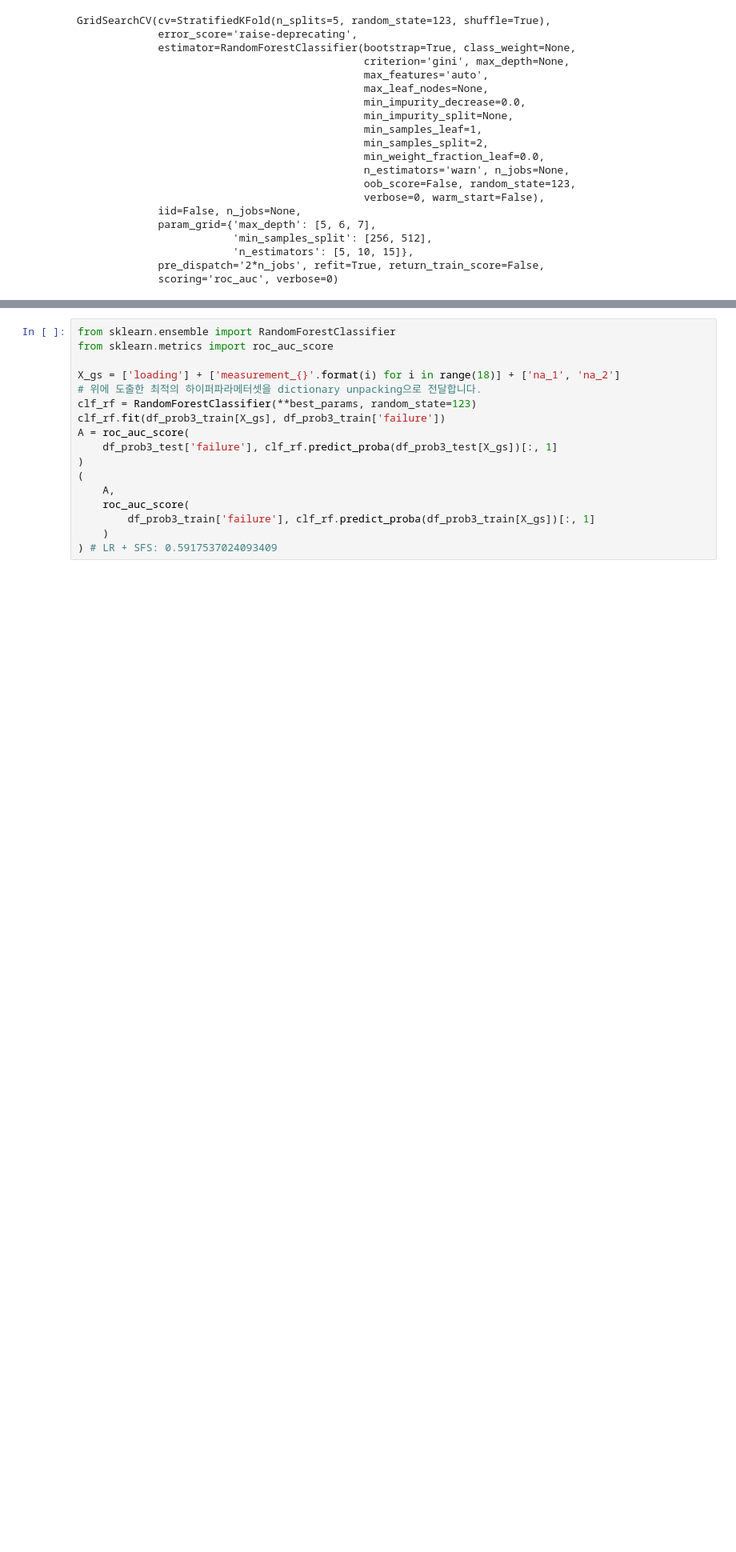
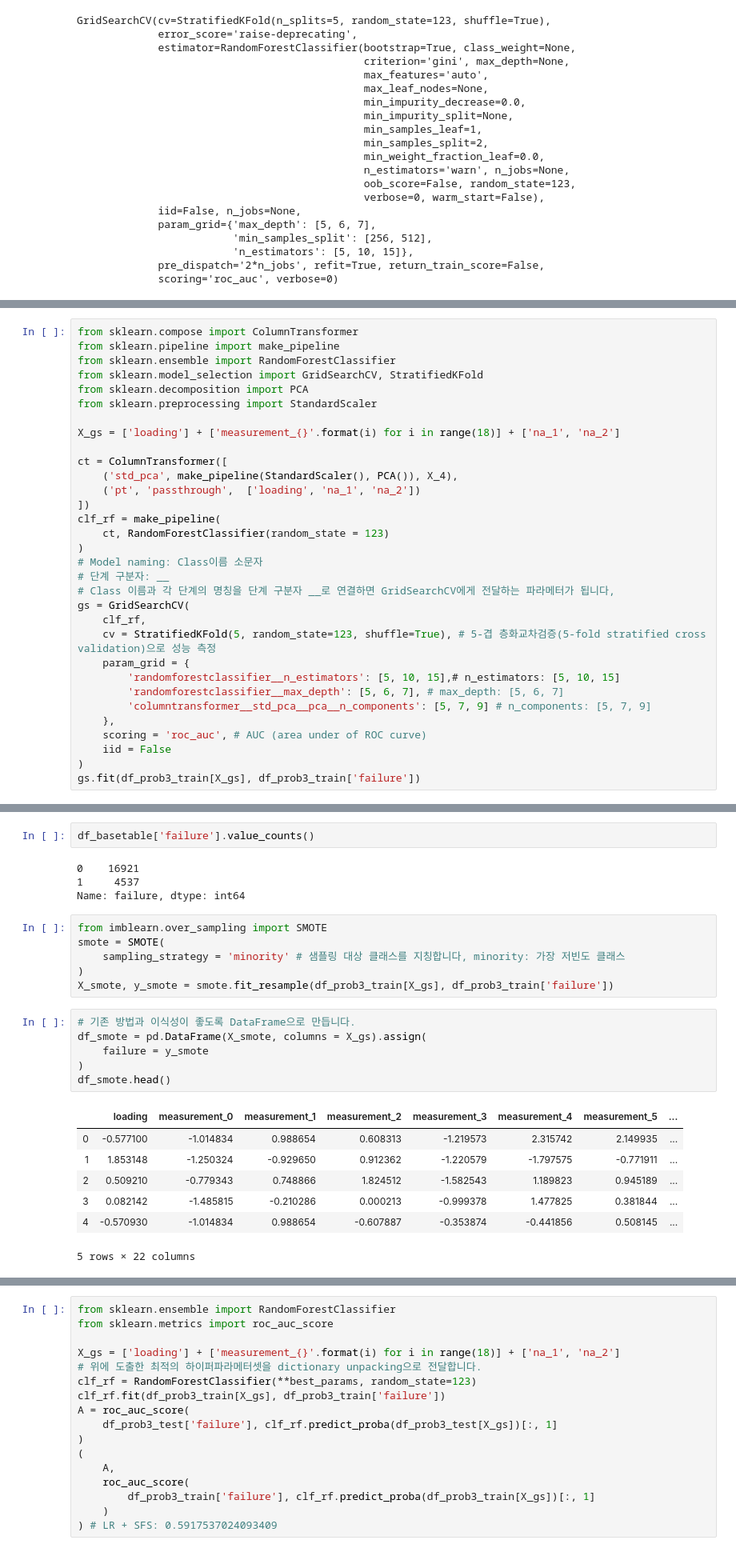
Before and after one commit to sunkusun9/DS_lv3_2609_1, a Jupyter notebook: sec_ds_lv3_prob1_prob.ipynb, the cells around one changed output, grey strips where cells are left out. Shown at 80% size. Drawn from its saved outputs; the diff is of its cells as text; blank space fills up the shorter version.

```diff
--- a/sec_ds_lv3_prob1_prob.ipynb
+++ b/sec_ds_lv3_prob1_prob.ipynb
@@ -2133,0 +2065,32 @@ best_params, np.max(score_list) # {'max_depth': 7, 'min_samples_split': 512, 'n_
+# %%
+from sklearn.compose import ColumnTransformer
+from sklearn.pipeline import make_pipeline
+from sklearn.ensemble import RandomForestClassifier
+from sklearn.model_selection import GridSearchCV, StratifiedKFold
+from sklearn.decomposition import PCA
+from sklearn.preprocessing import StandardScaler
+
+X_gs = ['loading'] + ['measurement_{}'.format(i) for i in range(18)] + ['na_1', 'na_2']
+
+ct = ColumnTransformer([
+    ('std_pca', make_pipeline(StandardScaler(), PCA()), X_4),
+    ('pt', 'passthrough',  ['loading', 'na_1', 'na_2'])
+])
+clf_rf = make_pipeline(
+    ct, RandomForestClassifier(random_state = 123)
+)
+# Model naming: Class이름 소문자
+# 단계 구분자: __
+# Class 이름과 각 단계의 명칭을 단계 구분자 __로 연결하면 GridSearchCV에게 전달하는 파라메터가 됩니다,
+gs = GridSearchCV(
+    clf_rf,
+    cv = StratifiedKFold(5, random_state=123, shuffle=True), # 5-겹 층화교차검증(5-fold stratified cross validation)으로 성능 측정
+    param_grid = {
+        'randomforestclassifier__n_estimators': [5, 10, 15],# n_estimators: [5, 10, 15]
+        'randomforestclassifier__max_depth': [5, 6, 7], # max_depth: [5, 6, 7]
+        'columntransformer__std_pca__pca__n_components': [5, 7, 9] # n_components: [5, 7, 9]
+    },
+    scoring = 'roc_auc', # AUC (area under of ROC curve)
+    iid = False
+)
+gs.fit(df_prob3_train[X_gs], df_prob3_train['failure'])
@@ -2133,0 +2197,26 @@ best_params, np.max(score_list) # {'max_depth': 7, 'min_samples_split': 512, 'n_
+# %%
+df_basetable['failure'].value_counts()
+# %% [output]
+0    16921
+1     4537
+Name: failure, dtype: int64
+# %%
+from imblearn.over_sampling import SMOTE
+smote = SMOTE(
+    sampling_strategy = 'minority' # 샘플링 대상 클래스를 지칭합니다, minority: 가장 저빈도 클래스
+)
+X_smote, y_smote = smote.fit_resample(df_prob3_train[X_gs], df_prob3_train['failure'])
+# %%
+# 기존 방법과 이식성이 좋도록 DataFrame으로 만듭니다.
+df_smote = pd.DataFrame(X_smote, columns = X_gs).assign(
+    failure = y_smote
+)
+df_smote.head()
+# %% [output]
+|  | loading | measurement_0 | measurement_1 | measurement_2 | measurement_3 | measurement_4 | measurement_5 | ... |
+| 0 | -0.577100 | -1.014834 | 0.988654 | 0.608313 | -1.219573 | 2.315742 | 2.149935 | ... |
+| 1 | 1.853148 | -1.250324 | -0.929650 | 0.912362 | -1.220579 | -1.797575 | -0.771911 | ... |
+| 2 | 0.509210 | -0.779343 | 0.748866 | 1.824512 | -1.582543 | 1.189823 | 0.945189 | ... |
+| 3 | 0.082142 | -1.485815 | -0.210286 | 0.000213 | -0.999378 | 1.477825 | 0.381844 | ... |
+| 4 | -0.570930 | -1.014834 | 0.988654 | -0.607887 | -0.353874 | -0.441856 | 0.508145 | ... |
+5 rows × 22 columns
```
Also changed, not shown: parts of 58 cells of this notebook.
